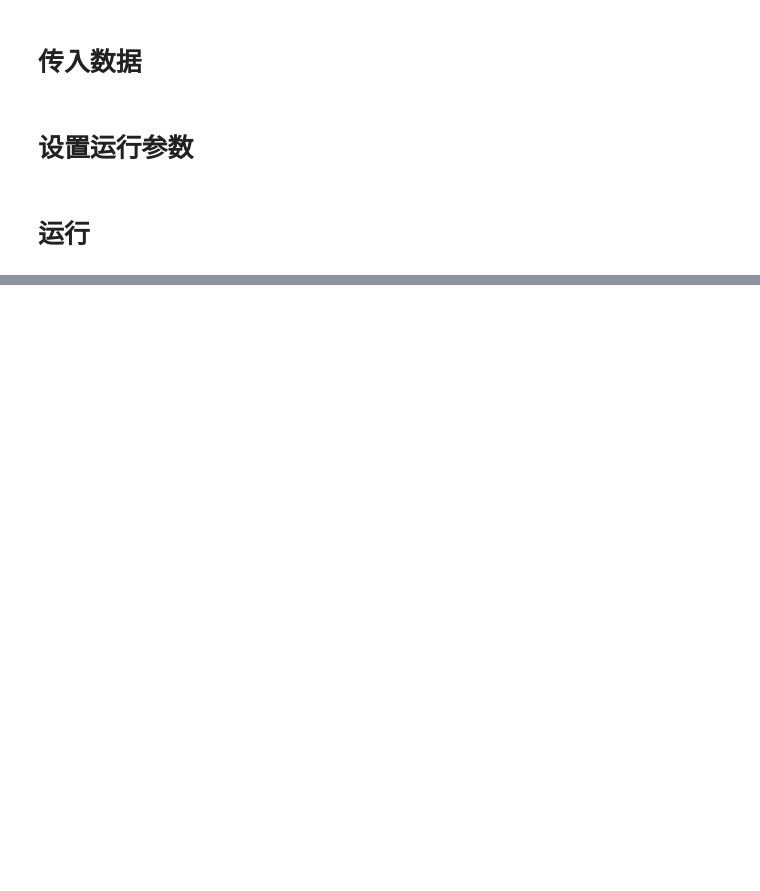
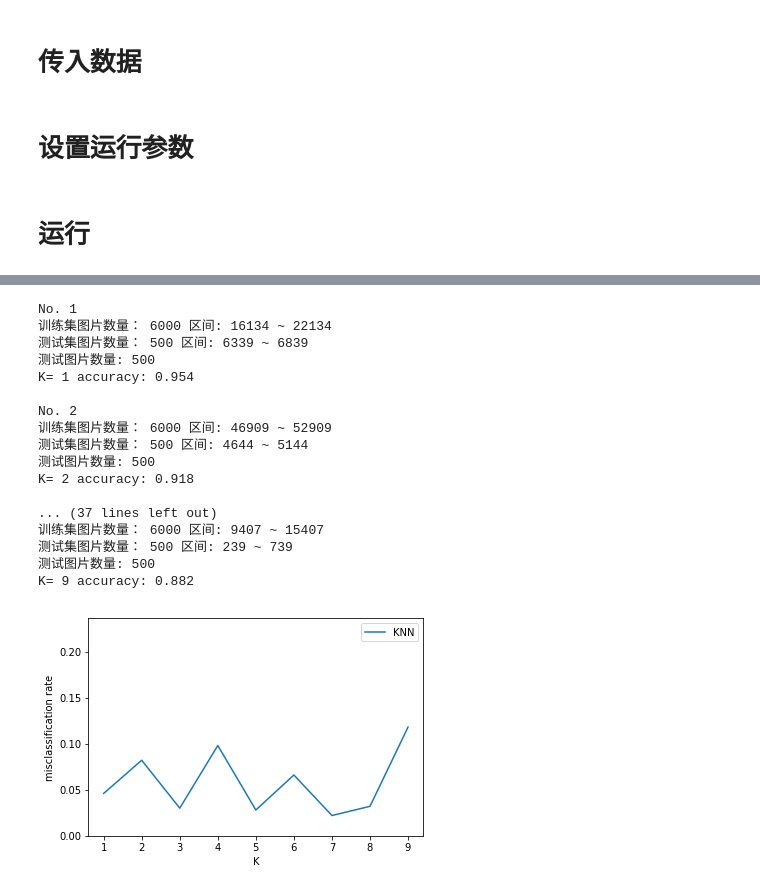
Before and after one commit to AlexFanw/HUSTER-CS, a Jupyter notebook: 机器学习/hw1/knn.ipynb, the cells around one changed output, grey strips where cells are left out. Drawn from its saved outputs; the diff is of its cells as text; code cells hidden in the pictures; blank space fills up the shorter version.

```diff
--- a/机器学习/hw1/knn.ipynb
+++ b/机器学习/hw1/knn.ipynb
@@ -258,0 +182,72 @@ print ('程序运行时间:',end-start)
+# %%
+## 打印misclassification rate曲线
+#import datetime
+#start = datetime.datetime.now()
+import matplotlib
+matplotlib.use('TkAgg') ##macOS需要换一下后端才能显示图片
+import numpy as np
+import math
+import matplotlib.pyplot as plt
+%matplotlib inline
+
+# 训练图片数
+trainNum = 6000
+# 测试图片数
+testNum = 500
+
+x = np.arange(1, 10, 1)
+y = []
+for t in x:
+    ##数据选择
+    train_Start = random.randint(0,60001-trainNum)
+    train_End = train_Start+trainNum
+    train_i = train_x[train_Start:train_End,:]
+    train_l = train_y[train_Start:train_End]
+
+    test_Start = random.randint(0,10001-testNum)
+    ## test_Start = 0
+    test_End = test_Start+testNum
+    test_i = test_x[test_Start:test_End,:]
+    test_l = test_y[test_Start:test_End]
+
+    print('\nNo.',t)
+
+    print('训练集图片数量：',train_i.shape[0],'区间:',train_Start,'~',train_End)
+    print('测试集图片数量：',test_i.shape[0],'区间:',test_Start,'~',test_End)
+
+    misclassification_rate = KNN_TEST(train_i,test_i,train_l,test_l,t)
+    print('K=',t,'accuracy:',1-misclassification_rate)
+    y.append(misclassification_rate)
+plt.plot(x, y, label='KNN')
+plt.xlabel("K")
+plt.ylabel("misclassification rate")
+plt.ylim(0,2*max(y))
+plt.legend()
+plt.show()
+#error,error_image=KNN_TEST(train_i,test_i,train_l,test_l,k)
+#b=[i+testNum for i in error]
+
+#for i in range(len(b)):
+#    print(error[i],error_image[i])
+
+#end = datetime.datetime.now()
+#print ('程序运行时间:',end-start)
+# %% [output]
+No. 1
+训练集图片数量： 6000 区间: 16134 ~ 22134
+测试集图片数量： 500 区间: 6339 ~ 6839
+测试图片数量: 500
+K= 1 accuracy: 0.954
+
+No. 2
+训练集图片数量： 6000 区间: 46909 ~ 52909
+测试集图片数量： 500 区间: 4644 ~ 5144
+测试图片数量: 500
+K= 2 accuracy: 0.918
+
+... (37 lines left out)
+训练集图片数量： 6000 区间: 9407 ~ 15407
+测试集图片数量： 500 区间: 239 ~ 739
+测试图片数量: 500
+K= 9 accuracy: 0.882
+[figure, added]
```
Also changed, not shown: parts of 13 cells of this notebook.
